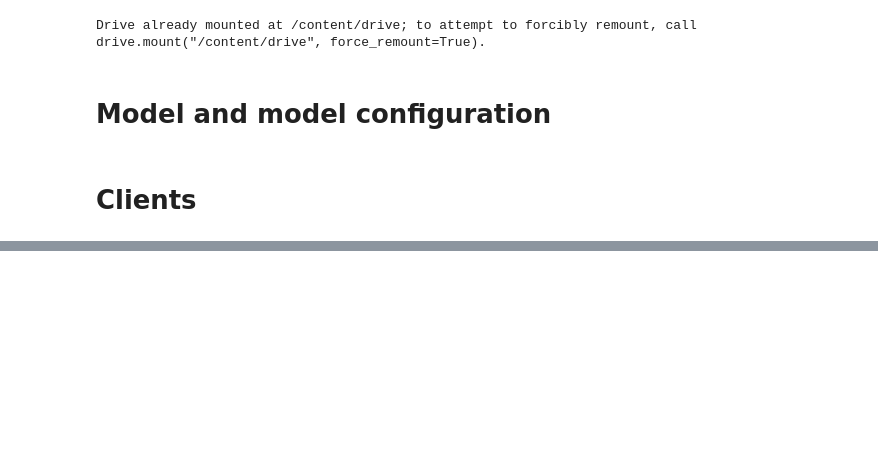
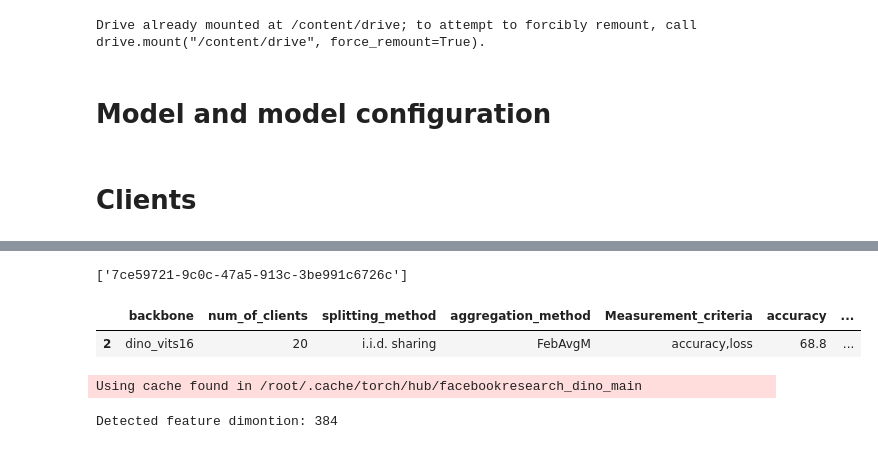
Before and after one commit to mohammad-rahbari/federated-learning_visual-classification, a Jupyter notebook: notebooks/federated_model_visual_classification.ipynb, the cells around one changed output, grey strips where cells are left out. Saved outputs shown, nothing was run; the diff lists cells and outputs as text; code cells hidden in the pictures; blank space fills up the shorter version.

```diff
--- a/notebooks/federated_model_visual_classification.ipynb
+++ b/notebooks/federated_model_visual_classification.ipynb
@@ -712,10 +729,40 @@ class Client:
+# %%
+#@title Extraction of the model we want to use as initial model
+
+global_log = pd.read_csv("/content/drive/MyDrive/MLDL_FederatedLearning/csv/global_log.csv")
+
+
+filter = (global_log["aggregation_method"] == "FebAvgM") & (global_log["round_number"]==1)
+filtered_models = global_log[filter]
+
+print(filtered_models["model_name"].values)
+
+filtered_models.head()
+# %% [output]
+['7ce59721-9c0c-47a5-913c-3be991c6726c']
+|  | backbone | num_of_clients | splitting_method | aggregation_method | Measurement_criteria | accuracy | ... |
+| 2 | dino_vits16 | 20 | i.i.d. sharing | FebAvgM | accuracy,loss | 68.8 | ... |
 # %%
+
 load_data = True #@param{"type":"boolean"}
+initial_model_name = "7ce59721-9c0c-47a5-913c-3be991c6726c" #@param{"type":"string"}
 path_to_subsets = "/content/drive/MyDrive/MLDL_FederatedLearning/client_subsets/client_data_iid_20clients.pth" # @param {"type":"string"}
 path_to_class_combs = "" # @param {"type":"string"}
 
 
+
+
+
 if load_data:
+
+  global_log_df = pd.read_csv("/content/drive/MyDrive/MLDL_FederatedLearning/csv/global_log.csv")
+  initial_model_path = global_log_df[global_log_df["model_name"] == initial_model_name]["path"].values[0]
+  initial_model_round_num = global_log_df[global_log_df["model_name"] == initial_model_name]["round_number"].values[0]
+  device = torch.device("cuda" if torch.cuda.is_available() else "cpu")
+  dino_model = torch.hub.load('facebookresearch/dino:main', backbone)
+  global_model = DinoClassifire(dino_model=dino_model, num_classes=100, device=device)
+  global_model.load_state_dict(torch.load(initial_model_path))
+
   client_data = torch.load(path_to_subsets, weights_only=False)
   if not spliting_method == "i.i.d. sharing":
     class_combs = torch.load(path_to_class_combs)
@@ -731,3 +778,6 @@ else:
     client_data, class_combs = noniid_sharing(train_set,Nc=Nc, n_clients=n_clients)
     path_to_class_combs = f"/content/drive/MyDrive/MLDL_FederatedLearning/client_subsets/class_combs_{method}_{str(n_clients)}clients.pth"
     print(spliting_method)
+# %% [output]
+Using cache found in /root/.cache/torch/hub/facebookresearch_dino_main
+Detected feature dimontion: 384
```
Also changed, not shown: parts of 11 cells of this notebook.
